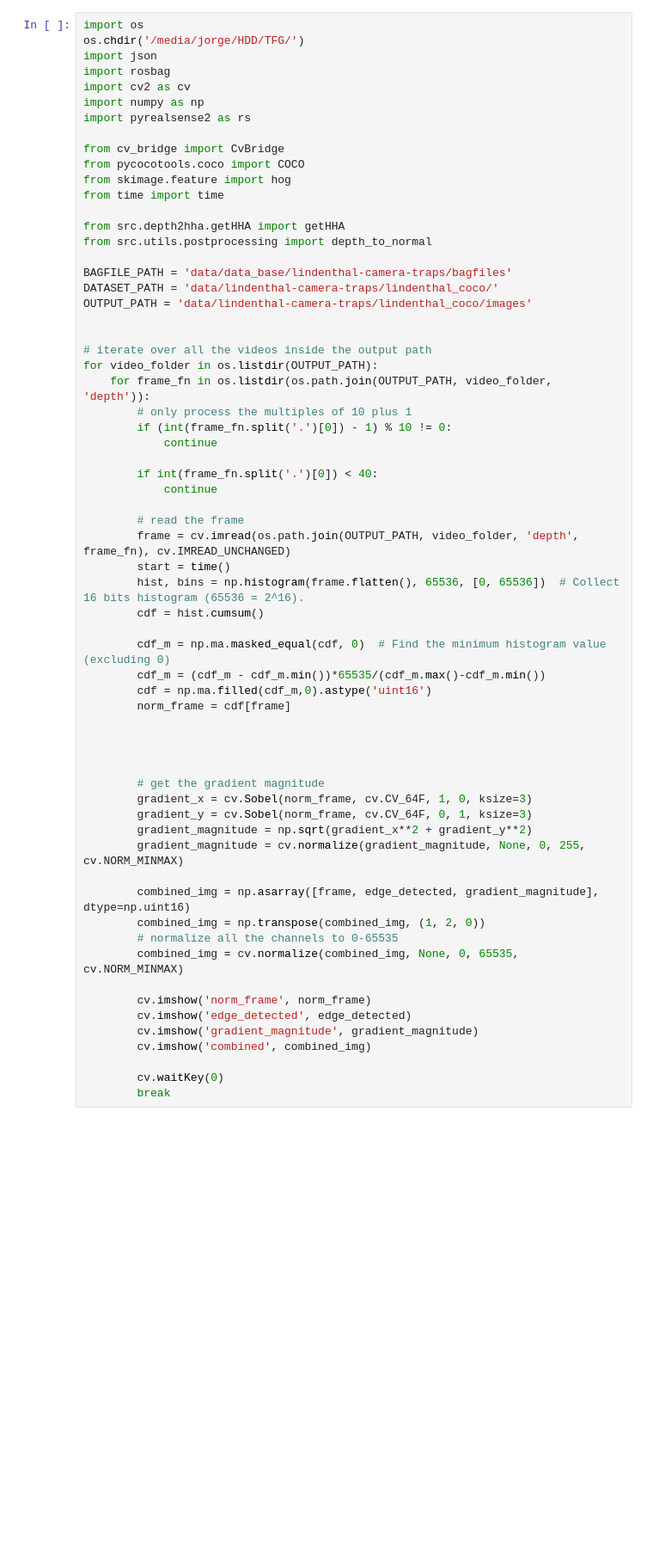
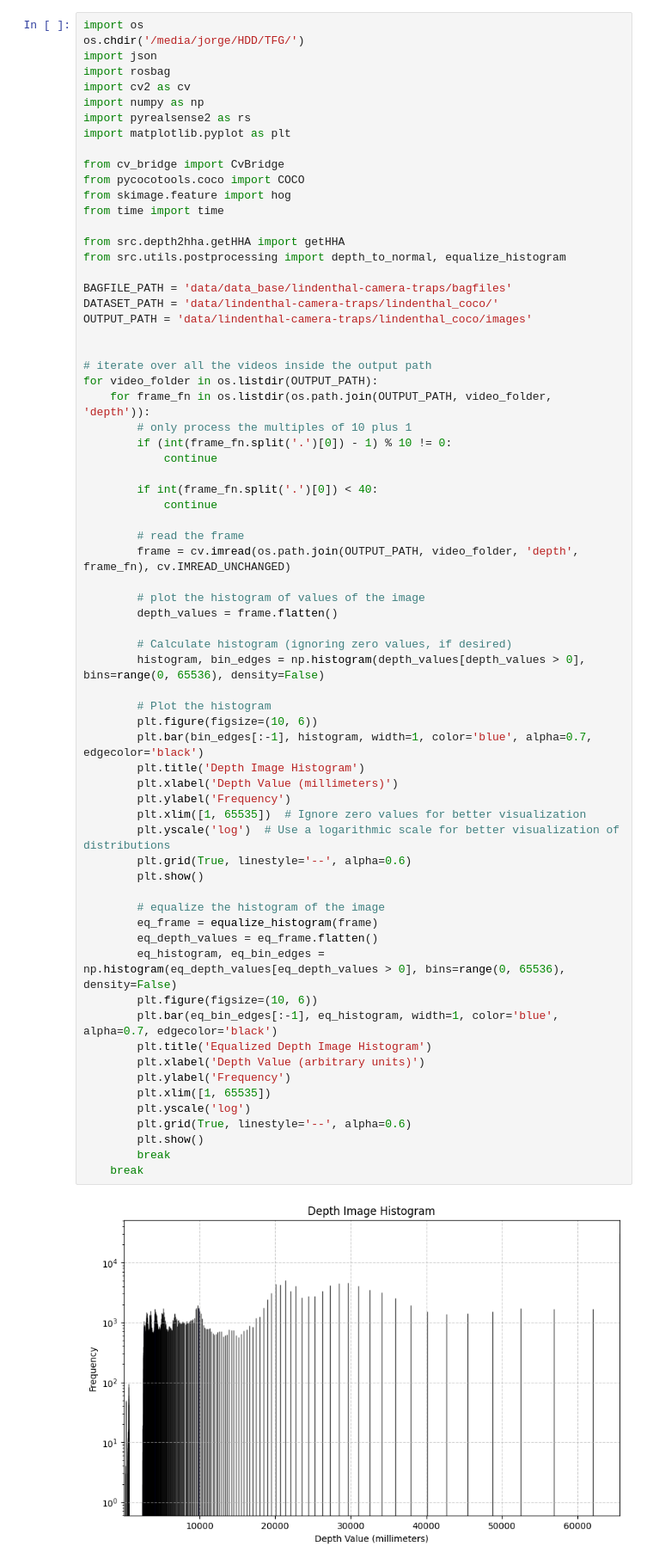
Before and after one commit to jurbn/tfg_multimodal_segmentation, a Jupyter notebook: scripts/postprocessing_test.ipynb, the cells around one changed output. Shown at 86% size. Drawn from its saved outputs; the diff is of its cells as text; blank space fills up the shorter version.

```diff
--- a/scripts/postprocessing_test.ipynb
+++ b/scripts/postprocessing_test.ipynb
@@ -26,59 +26,65 @@ import rosbag
 import cv2 as cv
 import numpy as np
 import pyrealsense2 as rs
+import matplotlib.pyplot as plt
 
 from cv_bridge import CvBridge
 from pycocotools.coco import COCO
 from skimage.feature import hog
 from time import time
 
 from src.depth2hha.getHHA import getHHA
-from src.utils.postprocessing import depth_to_normal
+from src.utils.postprocessing import depth_to_normal, equalize_histogram
 
 BAGFILE_PATH = 'data/data_base/lindenthal-camera-traps/bagfiles'
 DATASET_PATH = 'data/lindenthal-camera-traps/lindenthal_coco/'
 OUTPUT_PATH = 'data/lindenthal-camera-traps/lindenthal_coco/images'
 
 
 # iterate over all the videos inside the output path
 for video_folder in os.listdir(OUTPUT_PATH):
     for frame_fn in os.listdir(os.path.join(OUTPUT_PATH, video_folder, 'depth')):
         # only process the multiples of 10 plus 1
         if (int(frame_fn.split('.')[0]) - 1) % 10 != 0:
             continue
 
         if int(frame_fn.split('.')[0]) < 40:
             continue
 
         # read the frame
         frame = cv.imread(os.path.join(OUTPUT_PATH, video_folder, 'depth', frame_fn), cv.IMREAD_UNCHANGED)
-        start = time()
-        hist, bins = np.histogram(frame.flatten(), 65536, [0, 65536])  # Collect 16 bits histogram (65536 = 2^16).
-        cdf = hist.cumsum()
 
-        cdf_m = np.ma.masked_equal(cdf, 0)  # Find the minimum histogram value (excluding 0)
-        cdf_m = (cdf_m - cdf_m.min())*65535/(cdf_m.max()-cdf_m.min())
-        cdf = np.ma.filled(cdf_m,0).astype('uint16')
-        norm_frame = cdf[frame]
+        # plot the histogram of values of the image
+        depth_values = frame.flatten()
 
+        # Calculate histogram (ignoring zero values, if desired)
+        histogram, bin_edges = np.histogram(depth_values[depth_values > 0], bins=range(0, 65536), density=False)
 
+        # Plot the histogram
+        plt.figure(figsize=(10, 6))
+        plt.bar(bin_edges[:-1], histogram, width=1, color='blue', alpha=0.7, edgecolor='black')
+        plt.title('Depth Image Histogram')
+        plt.xlabel('Depth Value (millimeters)')
+        plt.ylabel('Frequency')
+        plt.xlim([1, 65535])  # Ignore zero values for better visualization
+        plt.yscale('log')  # Use a logarithmic scale for better visualization of distributions
+        plt.grid(True, linestyle='--', alpha=0.6)
+        plt.show()
 
-
-        # get the gradient magnitude
-        gradient_x = cv.Sobel(norm_frame, cv.CV_64F, 1, 0, ksize=3)
-        gradient_y = cv.Sobel(norm_frame, cv.CV_64F, 0, 1, ksize=3)
-        gradient_magnitude = np.sqrt(gradient_x**2 + gradient_y**2)
-        gradient_magnitude = cv.normalize(gradient_magnitude, None, 0, 255, cv.NORM_MINMAX)
-
-        combined_img = np.asarray([frame, edge_detected, gradient_magnitude], dtype=np.uint16)
-        combined_img = np.transpose(combined_img, (1, 2, 0))
-        # normalize all the channels to 0-65535
-        combined_img = cv.normalize(combined_img, None, 0, 65535, cv.NORM_MINMAX)
-
-        cv.imshow('norm_frame', norm_frame)
-        cv.imshow('edge_detected', edge_detected)
-        cv.imshow('gradient_magnitude', gradient_magnitude)
-        cv.imshow('combined', combined_img)
-
-        cv.waitKey(0)
+        # equalize the histogram of the image
+        eq_frame = equalize_histogram(frame)
+        eq_depth_values = eq_frame.flatten()
+        eq_histogram, eq_bin_edges = np.histogram(eq_depth_values[eq_depth_values > 0], bins=range(0, 65536), density=False)
+        plt.figure(figsize=(10, 6))
+        plt.bar(eq_bin_edges[:-1], eq_histogram, width=1, color='blue', alpha=0.7, edgecolor='black')
+        plt.title('Equalized Depth Image Histogram')
+        plt.xlabel('Depth Value (arbitrary units)')
+        plt.ylabel('Frequency')
+        plt.xlim([1, 65535])
+        plt.yscale('log')
+        plt.grid(True, linestyle='--', alpha=0.6)
+        plt.show()
         break
+    break
+# %% [output]
+[figure, added]
```
Also changed, not shown: parts of 4 cells of this notebook, 28 other files.
